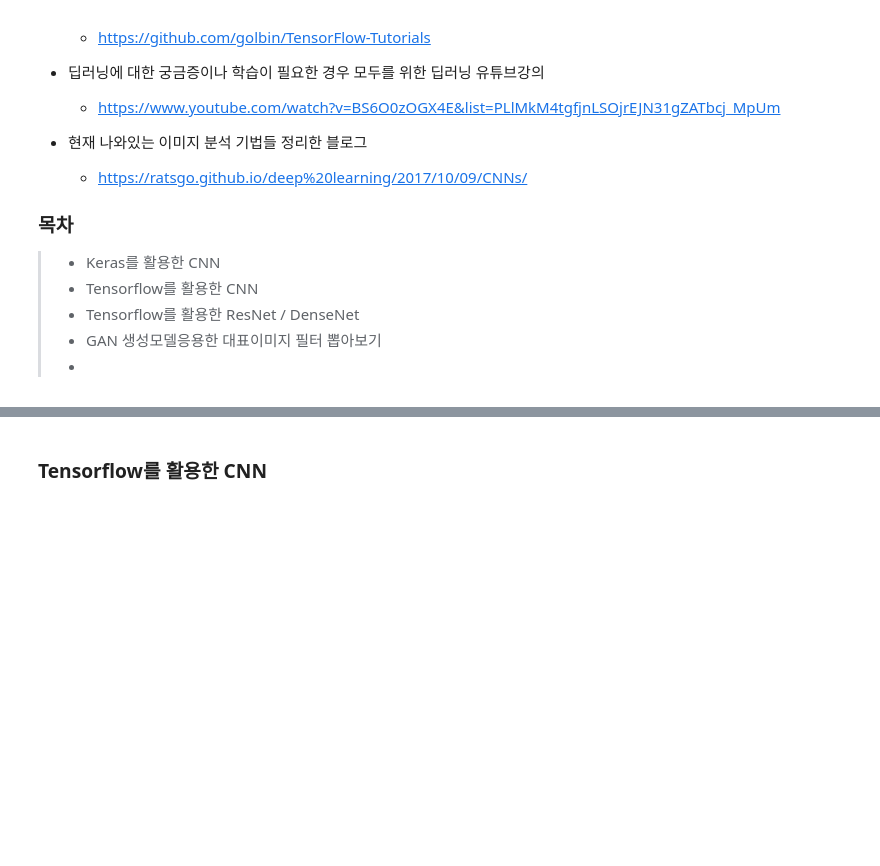
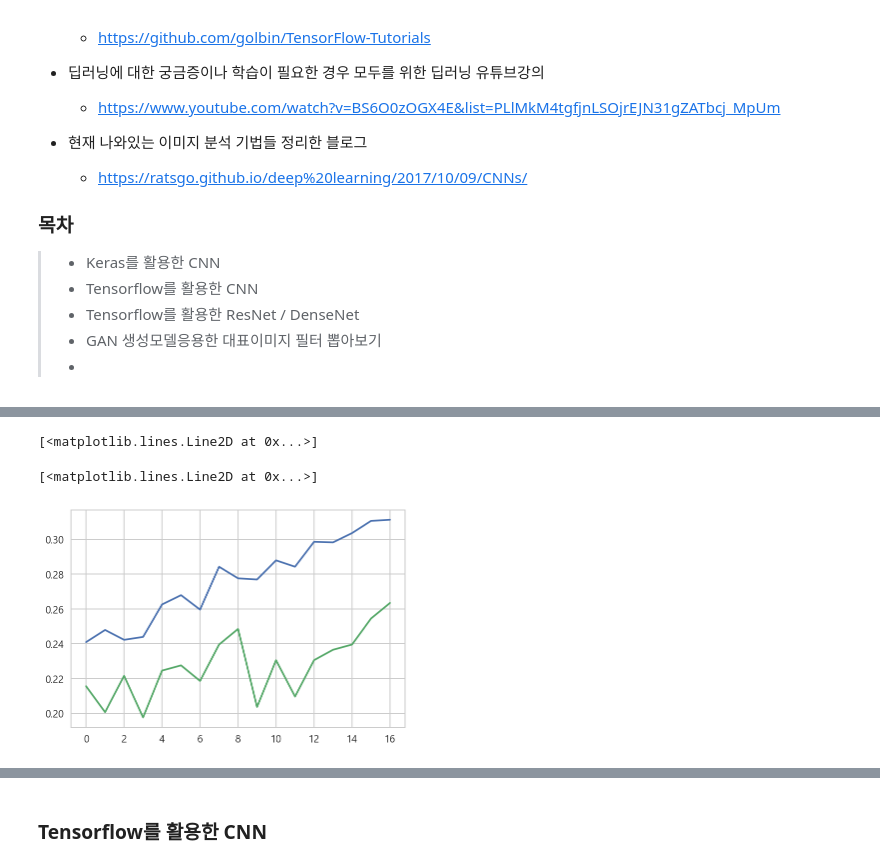
Before and after one commit to brightscannon/Webtoon_recommand_system, a Jupyter notebook: 03_Daum_thumbnail_image_preprocessing.ipynb, the cells around one changed output, grey strips where cells are left out. Cells and saved outputs as stored; diff of their text form; code cells hidden in the pictures; blank space fills up the shorter version.

```diff
--- a/03_Daum_thumbnail_image_preprocessing.ipynb
+++ b/03_Daum_thumbnail_image_preprocessing.ipynb
@@ -320,0 +527,9 @@ Done!제중 :  43119
+# %%
+plt.plot(hist.history["acc"])
+plt.plot(hist.history["val_acc"])
+plt.show()
+# epoch - 54~70
+# %% [output]
+[<matplotlib.lines.Line2D at 0x...>]
+[<matplotlib.lines.Line2D at 0x...>]
+[figure, added]
```
Also changed, not shown: parts of 27 cells of this notebook, 3 other files.
